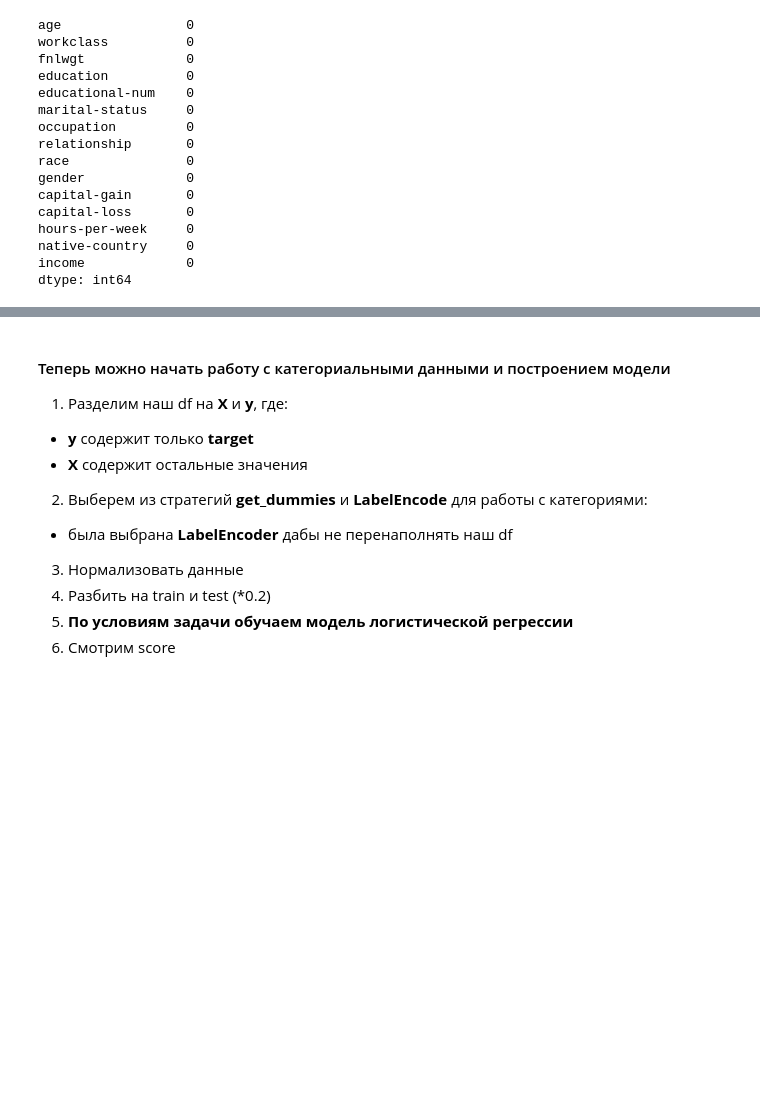
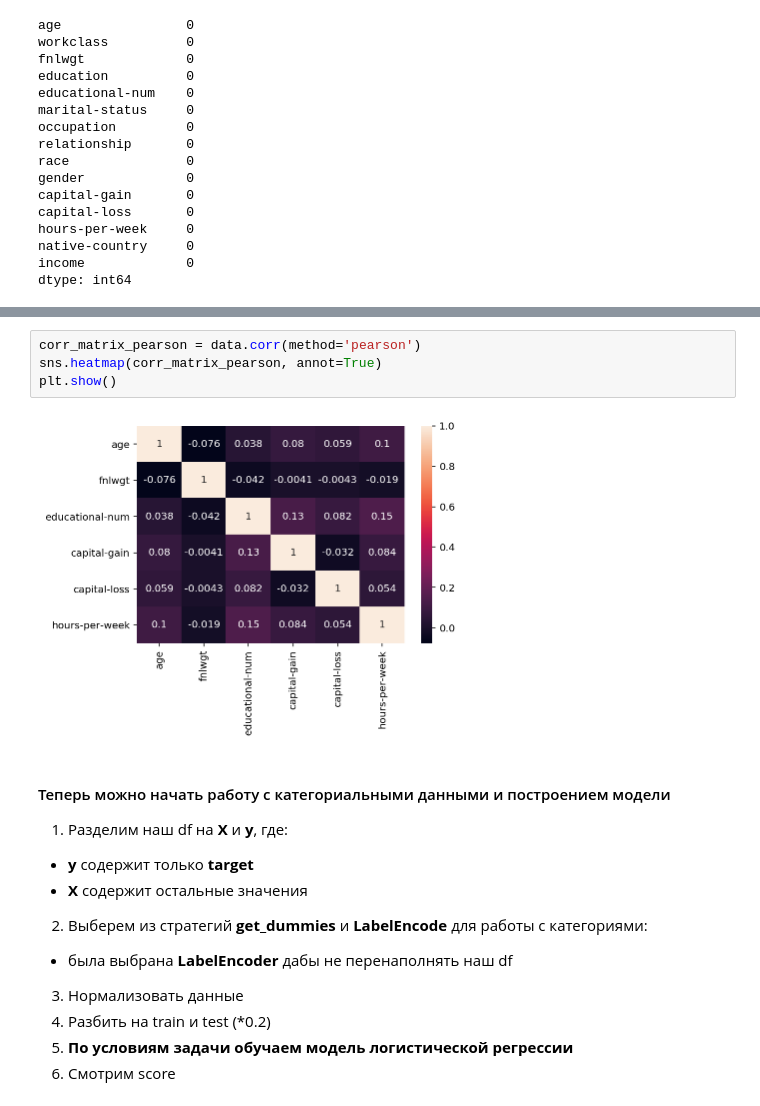
Before and after one commit to sibalex/data_analysis, a Jupyter notebook: Homework notebooks/(HW notebooks) netology Machine learning/2. aml_hw1.ipynb, the cells around one changed output, grey strips where cells are left out. Drawn from its saved outputs; the diff is of its cells as text; blank space fills up the shorter version.

```diff
--- a/Homework notebooks/(HW notebooks) netology Machine learning/2. aml_hw1.ipynb
+++ b/Homework notebooks/(HW notebooks) netology Machine learning/2. aml_hw1.ipynb
@@ -143,3 +161,9 @@ dtype: int64
+# %%
+corr_matrix_pearson = data.corr(method='pearson')
+sns.heatmap(corr_matrix_pearson, annot=True)
+plt.show()
+# %% [output]
+[figure, added]
 # %% [markdown]
 #### Теперь можно начать работу с категориальными данными и построением модели
 1. Разделим наш df на **X** и **y**, где:
```
Also changed, not shown: parts of 3 cells of this notebook.
